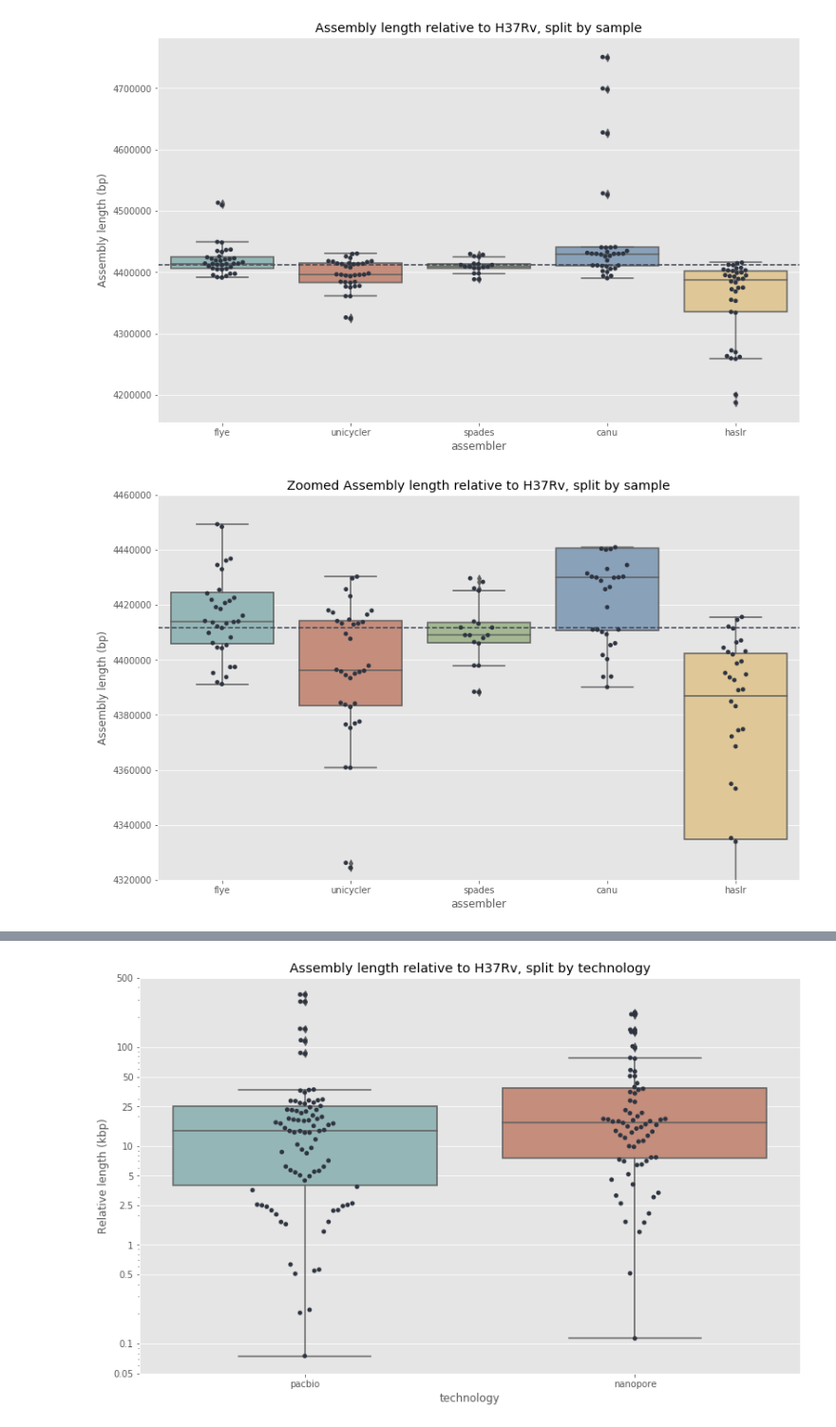
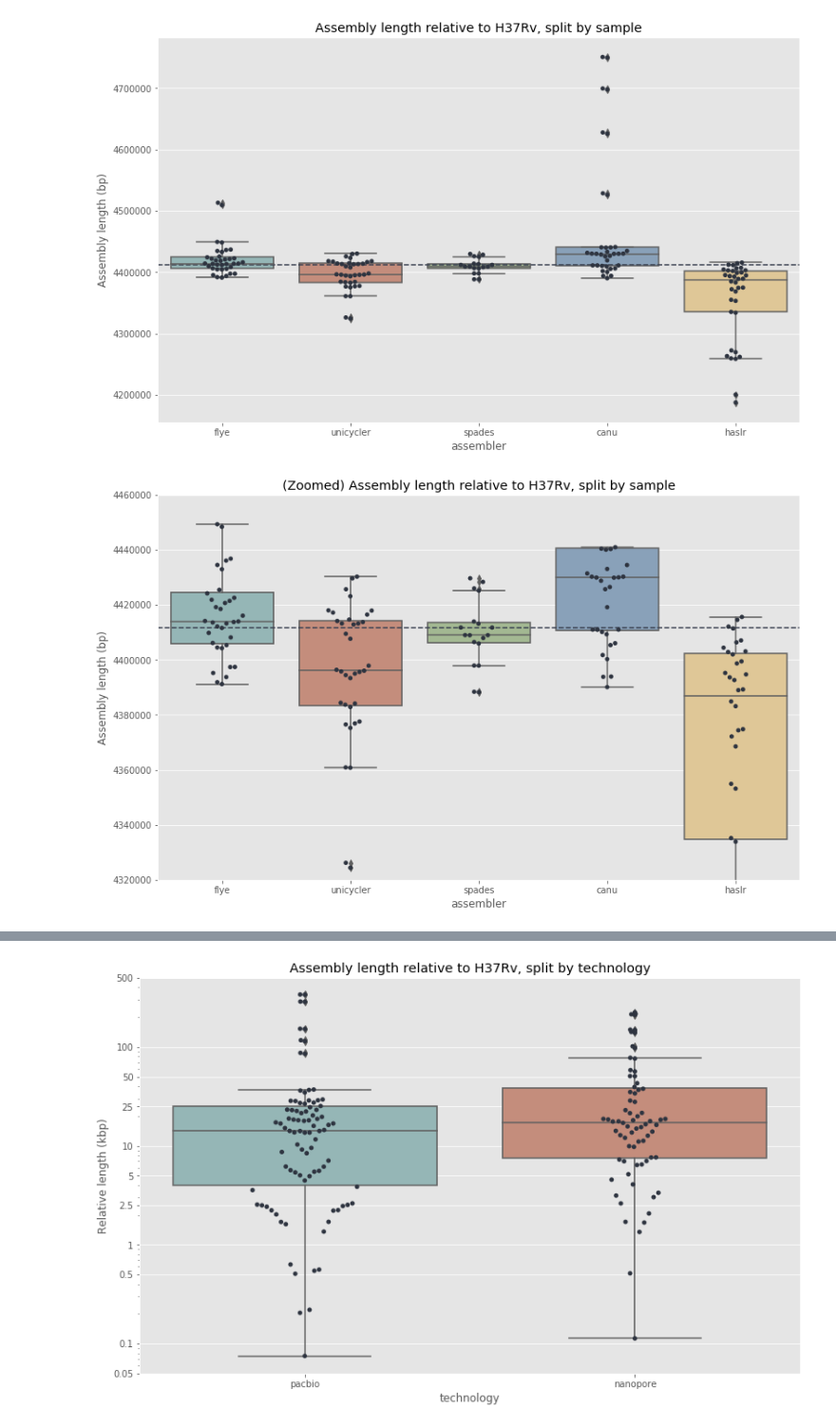
Before and after one commit to mbhall88/head_to_head_pipeline, a Jupyter notebook: analysis/assembly/assessment/report.ipynb, the cells around one changed output, grey strips where cells are left out. Shown at 95% size. Cells and saved outputs as stored; diff of their text form; code cells hidden in the pictures.

```diff
--- a/analysis/assembly/assessment/report.ipynb
+++ b/analysis/assembly/assessment/report.ipynb
@@ -922,30 +917,30 @@ _ = ax.axhline(h37rv_len, ls="--", color=nord[1])
 # %%
 x = "assembler"
 y = "total_length"
 data = quast_df
-title = "Zoomed Assembly length relative to H37Rv, split by sample"
+title = "(Zoomed) Assembly length relative to H37Rv, split by sample"
 ylabel = "Assembly length (bp)"
 fig, ax = plt.subplots(figsize=FIGSIZE)
 ax = sns.boxplot(
     x=x,
     y=y,
     data=data,
     ax=ax
 )
 ax = sns.swarmplot(
     x=x,
     y=y,
     data=data,
     ax=ax,
     dodge=True,
     color=nord[0]
 )
 ax.set(title=title)
 _ = ax.set_ylabel(ylabel)
 _ = ax.axhline(h37rv_len, ls="--", color=nord[1])
 _ = ax.set_ylim((4_320_000, 4_460_000))
 # %% [output]
-[figure, old version]
+[figure, new version]
 # %%
 x = "assembler"
 y = "total_length"
```
Also changed, not shown: parts of 12 cells of this notebook.
